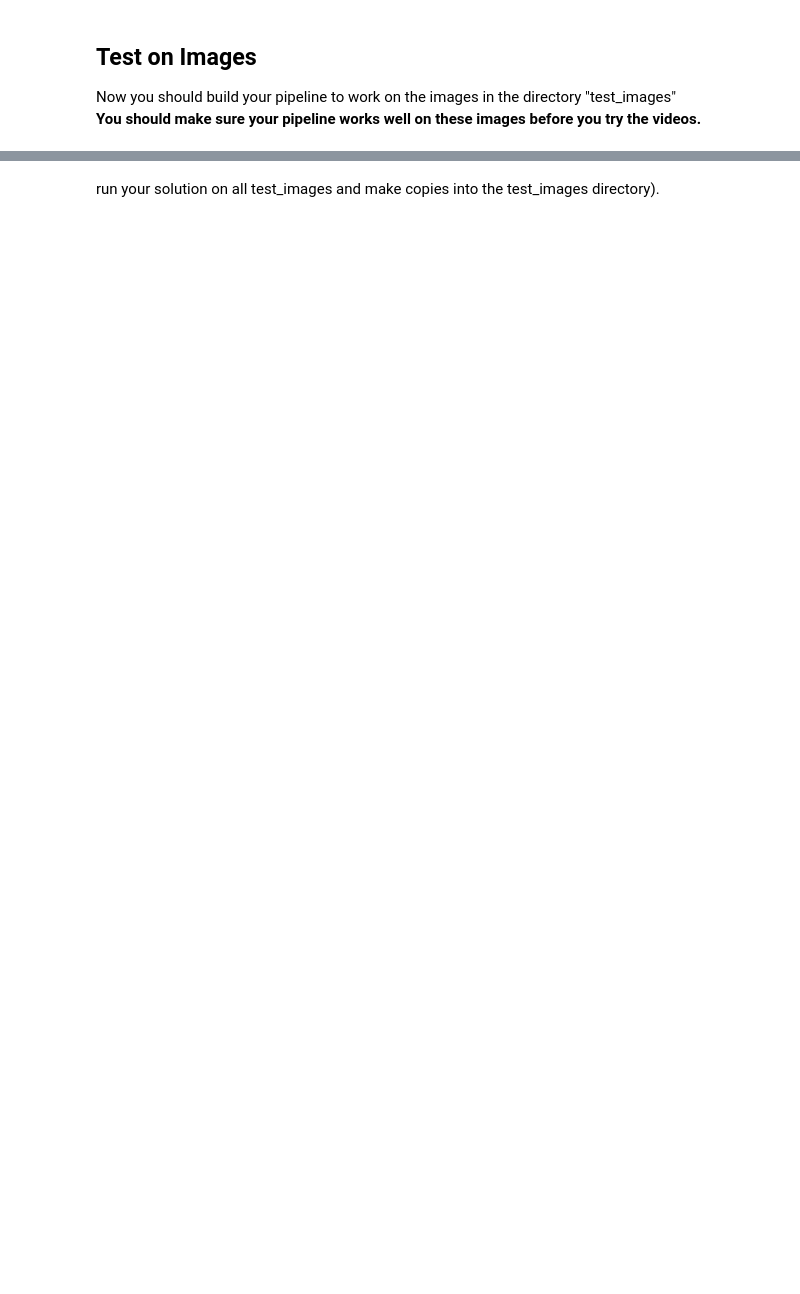
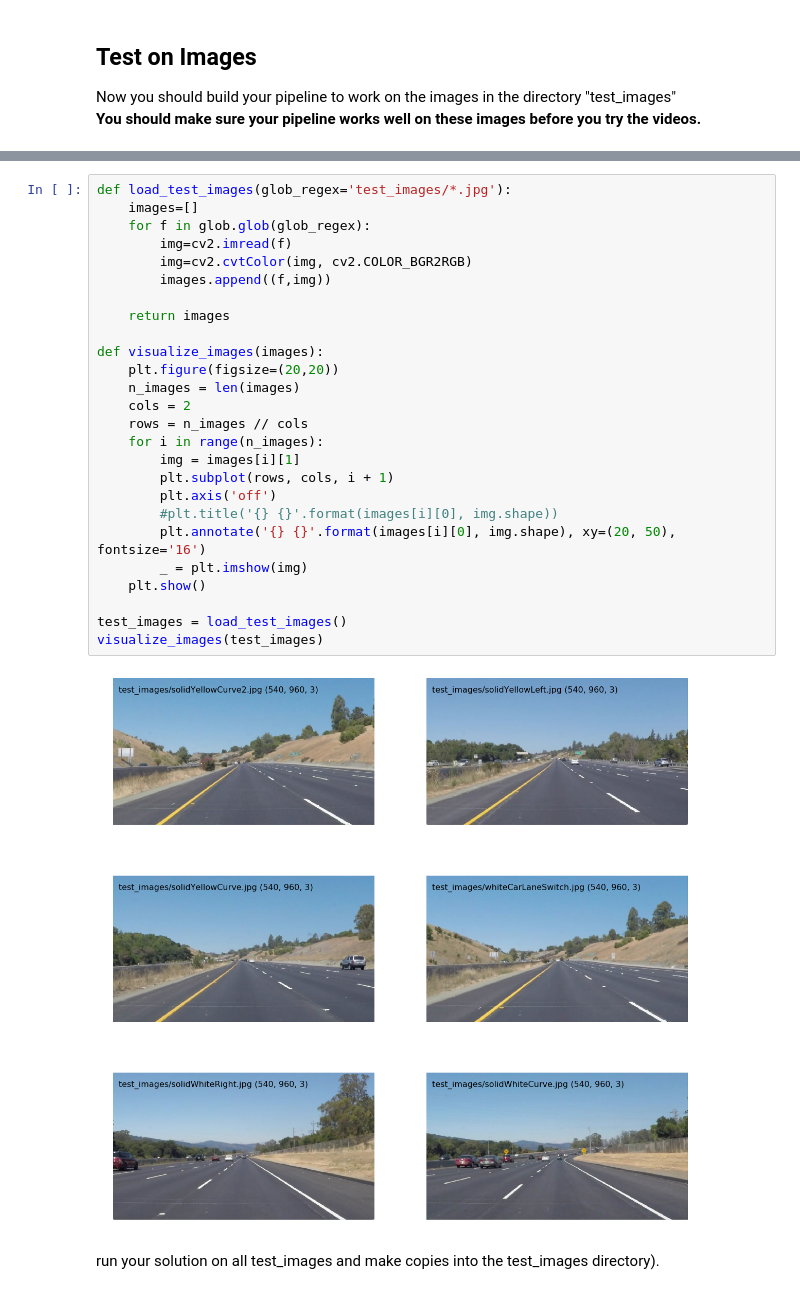
Before and after one commit to jasonhuh/CarND-LaneLines-P1, a Jupyter notebook: P1.ipynb, the cells around one changed output, grey strips where cells are left out. Cells and saved outputs as stored; diff of their text form; blank space fills up the shorter version.

```diff
--- a/P1.ipynb
+++ b/P1.ipynb
@@ -273,6 +267,34 @@ os.listdir("test_images/")
  'whiteCarLaneSwitch.jpg',
  'solidWhiteRight.jpg',
  'solidWhiteCurve.jpg']
+# %%
+def load_test_images(glob_regex='test_images/*.jpg'):
+    images=[]
+    for f in glob.glob(glob_regex):
+        img=cv2.imread(f)
+        img=cv2.cvtColor(img, cv2.COLOR_BGR2RGB)
+        images.append((f,img))
+
+    return images
+
+def visualize_images(images):
+    plt.figure(figsize=(20,20))
+    n_images = len(images)
+    cols = 2
+    rows = n_images // cols
+    for i in range(n_images):
+        img = images[i][1]
+        plt.subplot(rows, cols, i + 1)
+        plt.axis('off')
+        #plt.title('{} {}'.format(images[i][0], img.shape))
+        plt.annotate('{} {}'.format(images[i][0], img.shape), xy=(20, 50), fontsize='16')
+        _ = plt.imshow(img)
+    plt.show()
+
+test_images = load_test_images()
+visualize_images(test_images)
+# %% [output]
+[figure, added]
 # %% [markdown]
 run your solution on all test_images and make copies into the test_images directory).
 # %%
```
Also changed, not shown: parts of 16 cells of this notebook.
